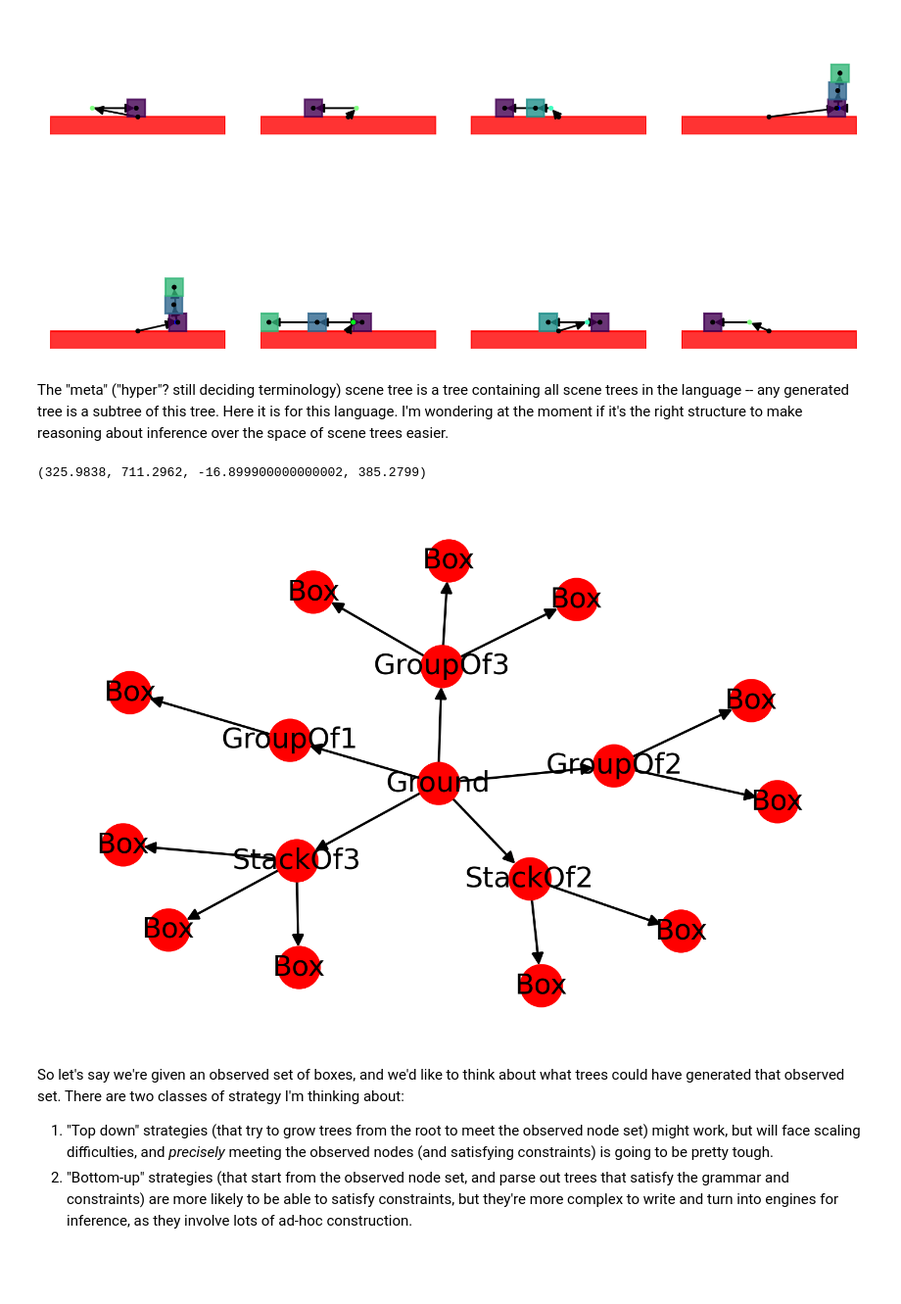
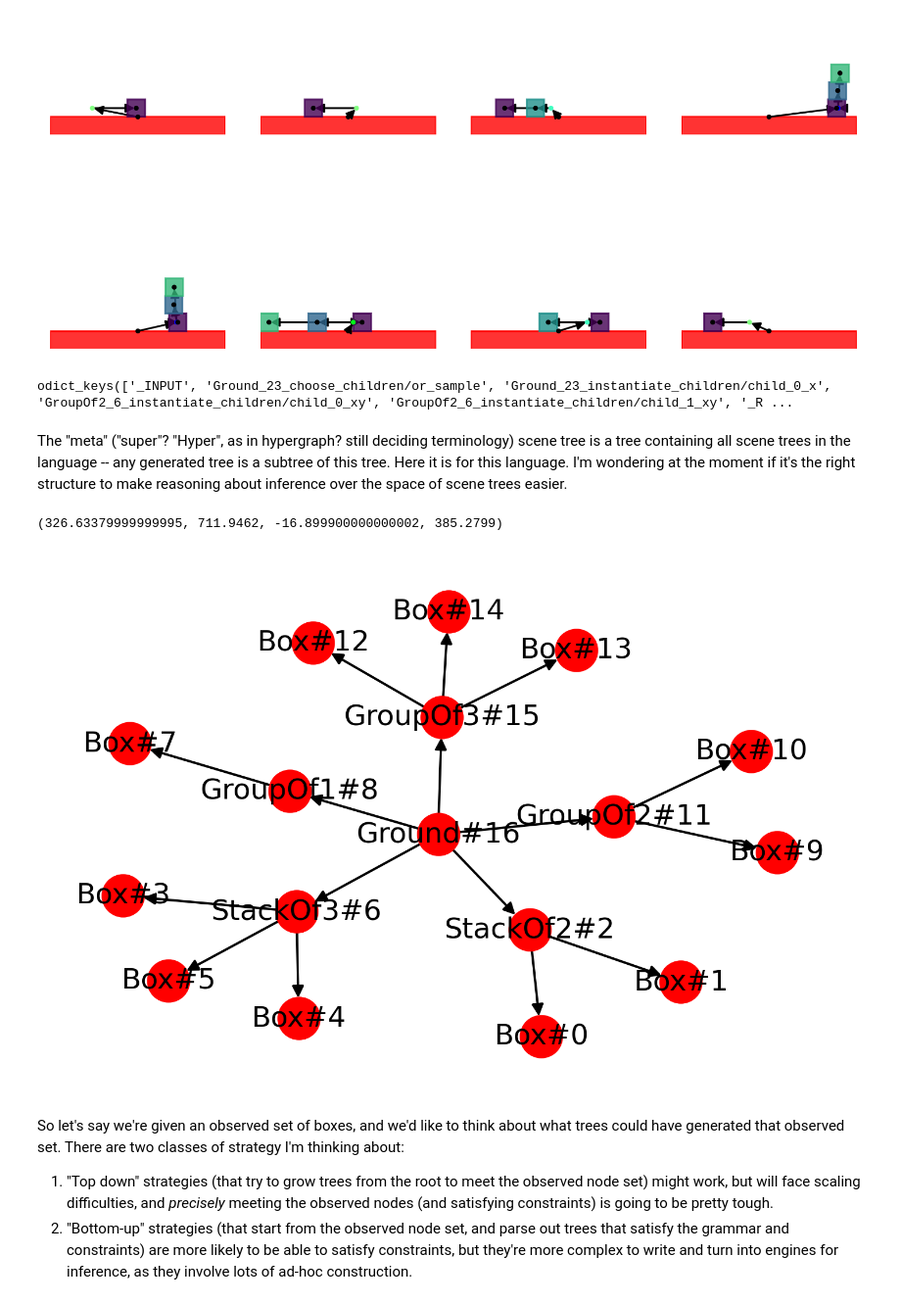
Before and after one commit to gizatt/spatial_scene_grammars, a Jupyter notebook: spatial_scene_grammars_examples/planar_box_stacks/parsing_experiments.ipynb, the cells around one changed output. Shown at 98% size. Saved outputs shown, nothing was run; the diff lists cells and outputs as text; code cells hidden in the pictures; blank space fills up the shorter version.

```diff
--- a/spatial_scene_grammars_examples/planar_box_stacks/parsing_experiments.ipynb
+++ b/spatial_scene_grammars_examples/planar_box_stacks/parsing_experiments.ipynb
@@ -69,21 +74,29 @@ for i in range(N_width):
 plt.show()
 # %% [output]
 [figure]
+# %%
+trace = pyro.poutine.trace(SceneTree.forward_sample_from_root_type).get_trace(
+    Ground, {"xy": torch.tensor([0., 0.])})
+print(trace.nodes.keys())
+# %% [output]
+odict_keys(['_INPUT', 'Ground_23_choose_children/or_sample', 'Ground_23_instantiate_children/child_0_x', 'GroupOf2_6_instantiate_children/child_0_xy', 'GroupOf2_6_instantiate_children/child_1_xy', '_R ...
 # %% [markdown]
-The "meta" ("hyper"? still deciding terminology) scene tree is a tree containing all scene trees in the language -- any generated tree is a subtree of this tree. Here it is for this language. I'm wondering at the moment if it's the right structure to make reasoning about inference over the space of scene trees easier.
+The "meta" ("super"? "Hyper", as in hypergraph? still deciding terminology) scene tree is a tree containing all scene trees in the language -- any generated tree is a subtree of this tree. Here it is for this language. I'm wondering at the moment if it's the right structure to make reasoning about inference over the space of scene trees easier.
 # %%
 from networkx.drawing.nx_agraph import graphviz_layout
 plt.figure(dpi=300)
 meta_tree = SceneTree.make_meta_scene_tree(Ground())
+ordering = nx.dfs_postorder_nodes(meta_tree, source=get_tree_root(meta_tree))
+index_by_node = {node: k for (k, node) in enumerate(ordering)}
 nx.draw_networkx(
     meta_tree,
     pos = graphviz_layout(meta_tree),
-    labels={node: node.__class__.__name__ for node in meta_tree}
+    labels={node: node.__class__.__name__ + "#" + str(index_by_node[node]) for node in meta_tree}
 )
 plt.axis("off")
 # %% [output]
-(325.9838, 711.2962, -16.899900000000002, 385.2799)
+(326.63379999999995, 711.9462, -16.899900000000002, 385.2799)
-[figure, old version]
+[figure, new version]
 # %% [markdown]
 So let's say we're given an observed set of boxes, and we'd like to think about what trees could have generated that observed set. There are two classes of strategy I'm thinking about:
 
```
Also changed, not shown: parts of 13 cells of this notebook, 3 other files.
